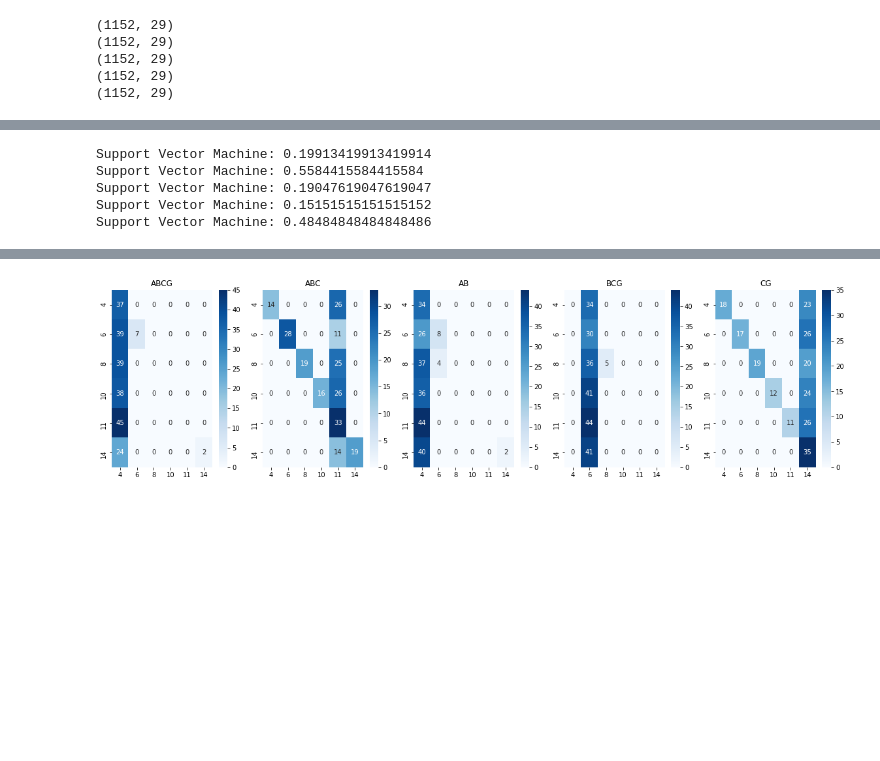
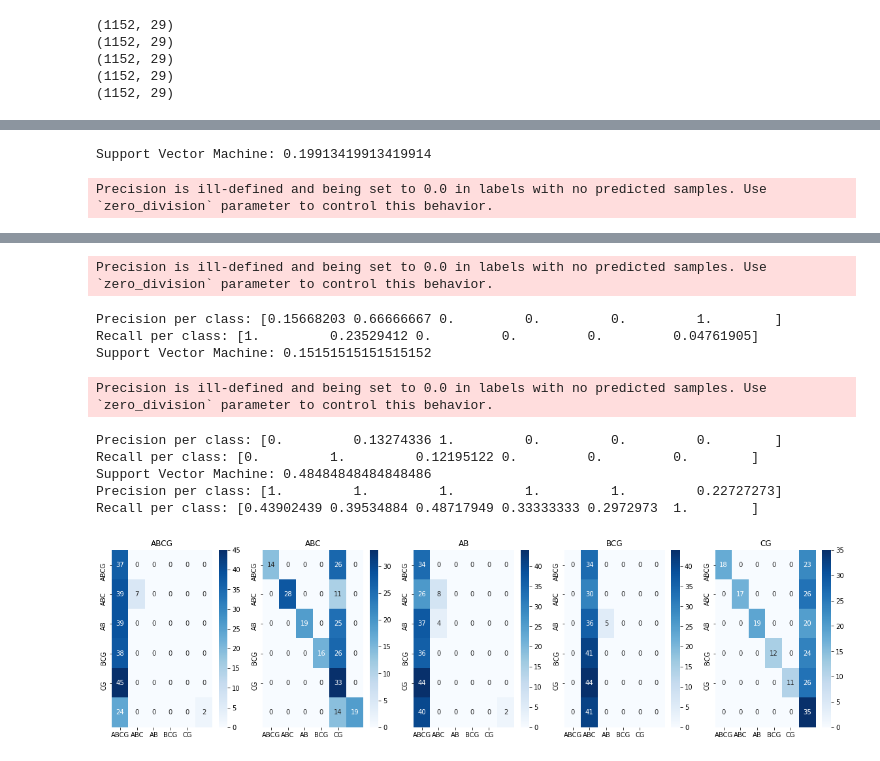
Before and after one commit to anamarigarzon/Predictive_and_Proactive_Maintenance_in_Power_Systems, a Jupyter notebook: IAS-v2/IAS-fsadv.ipynb, the cells around one changed output, grey strips where cells are left out. Drawn from its saved outputs; the diff is of its cells as text; code cells hidden in the pictures; blank space fills up the shorter version.

```diff
--- a/IAS-v2/IAS-fsadv.ipynb
+++ b/IAS-v2/IAS-fsadv.ipynb
@@ -252,35 +397,71 @@ Precisión de Random Forest: 0.8874458874458875
 # %%
 from sklearn.svm import SVC
+from sklearn.metrics import accuracy_score, confusion_matrix, precision_score, recall_score
+import plotly.graph_objects as go
+import plotly.io as pio
+
+errores = ["ABCG", "ABC", "AB", "BCG", "CG"]
+
+precision_scores = {"error in bus": index_bus}
+recall_scores = {}
+
+# Crear el modelo SVM con las opciones adecuadas
+Nmodels = [0, 1, 2, 3, 4]
 
 # Crear el clasificador
-
 for i in Nmodels:
-    globals()[f"clf{i}"] = SVC()
-#clf = SVC()
+    globals()[f"clf_svm{i}"] = SVC()
 
 # Entrenar el modelo
 for i in Nmodels:
-    globals()[f"clf{i}"].fit(globals()[f"X_train{i}"], globals()[f"y_train{i}"])
-
+    globals()[f"clf_svm{i}"].fit(globals()[f"X_train{i}"], globals()[f"y_train{i}"])
 
 # Realizar predicciones sobre el conjunto de prueba
 for i in Nmodels:
-    globals()[f"y_pred{i}"] = globals()[f"clf{i}"].predict(globals()[f"X_test{i}"])
+    globals()[f"y_pred_svm{i}"] = globals()[f"clf_svm{i}"].predict(globals()[f"X_test{i}"])
 
 # Evaluar la precisión del modelo
-from sklearn.metrics import accuracy_score
 fig, axs = plt.subplots(ncols=5, figsize=(20, 5))
+
 for i in Nmodels:
-    globals()[f"svm_acc{i}"] = accuracy_score(globals()[f"y_test{i}"], globals()[f"y_pred{i}"])
-    globals()[f"conf_matrix_SVC{i}"] = confusion_matrix(globals()[f"y_test{i}"], globals()[f"y_pred{i}"])
-    print(f"Support Vector Machine: { globals()[f'svm_acc{i}'] }")
-    axs[i].set_title(index_error[i])
-    sns.heatmap(globals()[f"conf_matrix_SVC{i}"], annot=True, cmap='Blues', fmt='g',ax = axs[i], xticklabels = index_bus, yticklabels = index_bus)
+    globals()[f"svm_acc{i}"] = accuracy_score(globals()[f"y_test{i}"], globals()[f"y_pred_svm{i}"])
+    globals()[f"conf_matrix_SVC{i}"] = confusion_matrix(globals()[f"y_test{i}"], globals()[f"y_pred_svm{i}"])
+    print(f"Support Vector Machine: {globals()[f'svm_acc{i}']}")
+    axs[i].set_title(errores[i])
+    sns.heatmap(globals()[f"conf_matrix_SVC{i}"], annot=True, cmap='Blues', fmt='g', ax=axs[i], xticklabels=errores, yticklabels=errores)
+
+    # Calcular precisión y recall para cada clase (etiqueta)
+    precision_per_class = precision_score(globals()[f"y_test{i}"], globals()[f"y_pred_svm{i}"], average=None)
+    recall_per_class = recall_score(globals()[f"y_test{i}"], globals()[f"y_pred_svm{i}"], average=None)
+
+    # Guardar los valores en variables
+    globals()[f"precision_svm{i}"] = precision_per_class
+    globals()[f"recall_svm{i}"] = recall_per_class
+
+    # Guardar los valores en los diccionarios
+    precision_scores[f"precision{errores[i]} fault SVM"] = precision_per_class
+    recall_scores[f"recall_svm{i}"] = recall_per_class
+
+    print(f'Precision per class: {precision_per_class}')
+    print(f'Recall per class: {recall_per_class}')
+
 plt.savefig('gráfica_de_SVC_confusion.PDF')
 plt.show()
+
+# Crear una tabla con los resultados de SVM
+fig = go.Figure(data=[go.Table(
+    header=dict(values=list(precision_scores.keys()),
+                line_color='darkslategray',
+                fill_color='lightskyblue',
+                align='left'),
+    cells=dict(values=list(precision_scores.values()),
+               line_color='darkslategray',
+               fill_color='lightcyan',
+               align='left'))
+])
+
+# Mostrar la tabla
+fig.show()
 # %% [output]
 Support Vector Machine: 0.19913419913419914
-Support Vector Machine: 0.5584415584415584
-Support Vector Machine: 0.19047619047619047
-Support Vector Machine: 0.15151515151515152
-Support Vector Machine: 0.48484848484848486
+Precision is ill-defined and being set to 0.0 in labels with no predicted samples. Use `zero_division` parameter to control this behavior.
@@ -287 +474,11 @@ Support Vector Machine: 0.48484848484848486
+Precision is ill-defined and being set to 0.0 in labels with no predicted samples. Use `zero_division` parameter to control this behavior.
+Precision per class: [0.15668203 0.66666667 0.         0.         0.         1.        ]
+Recall per class: [1.         0.23529412 0.         0.         0.         0.04761905]
+Support Vector Machine: 0.15151515151515152
+Precision is ill-defined and being set to 0.0 in labels with no predicted samples. Use `zero_division` parameter to control this behavior.
+Precision per class: [0.         0.13274336 1.         0.         0.         0.        ]
+Recall per class: [0.         1.         0.12195122 0.         0.         0.        ]
+Support Vector Machine: 0.48484848484848486
+Precision per class: [1.         1.         1.         1.         1.         0.22727273]
+Recall per class: [0.43902439 0.39534884 0.48717949 0.33333333 0.2972973  1.        ]
-[figure, old version]
+[figure, new version]
```
Also changed, not shown: parts of 17 cells of this notebook.
